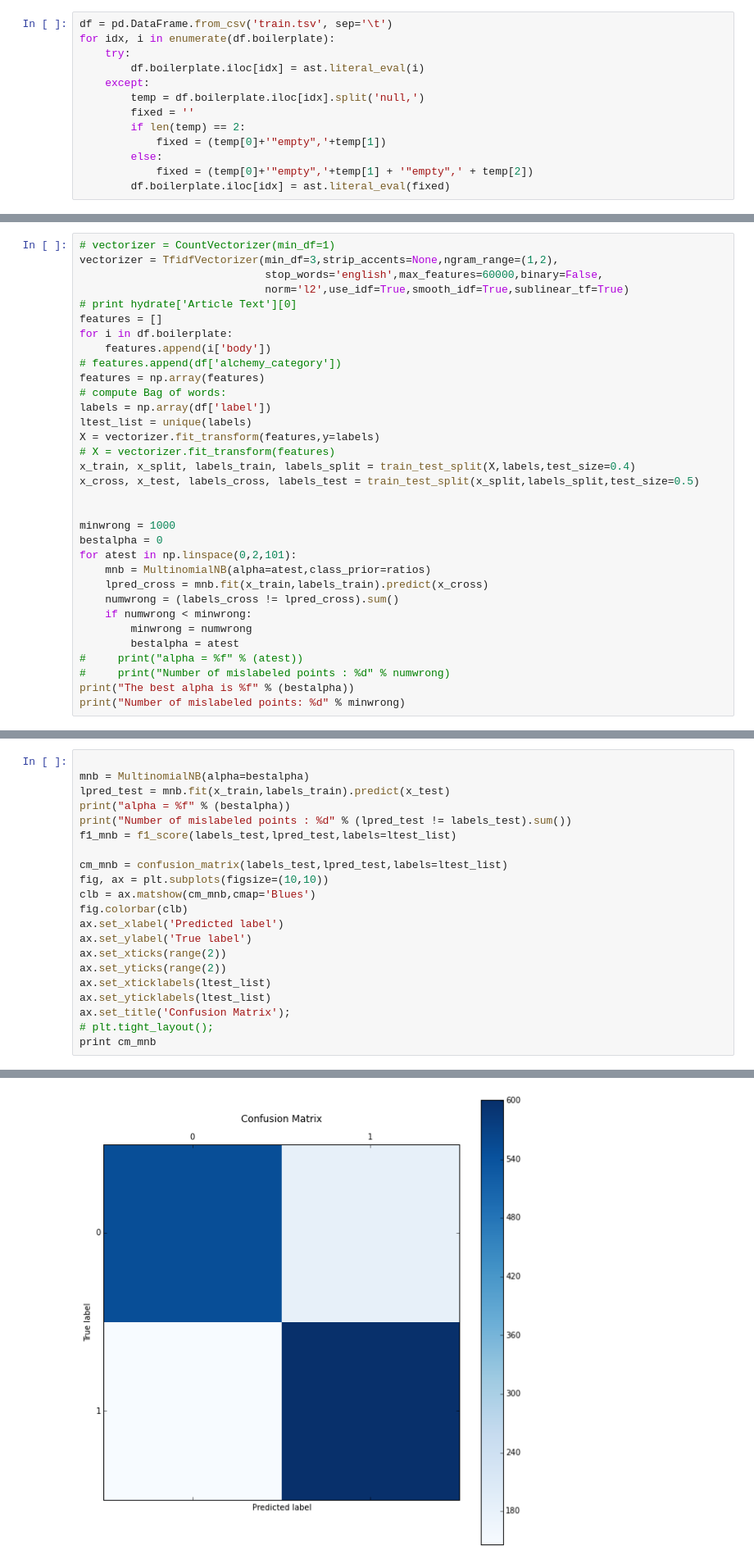
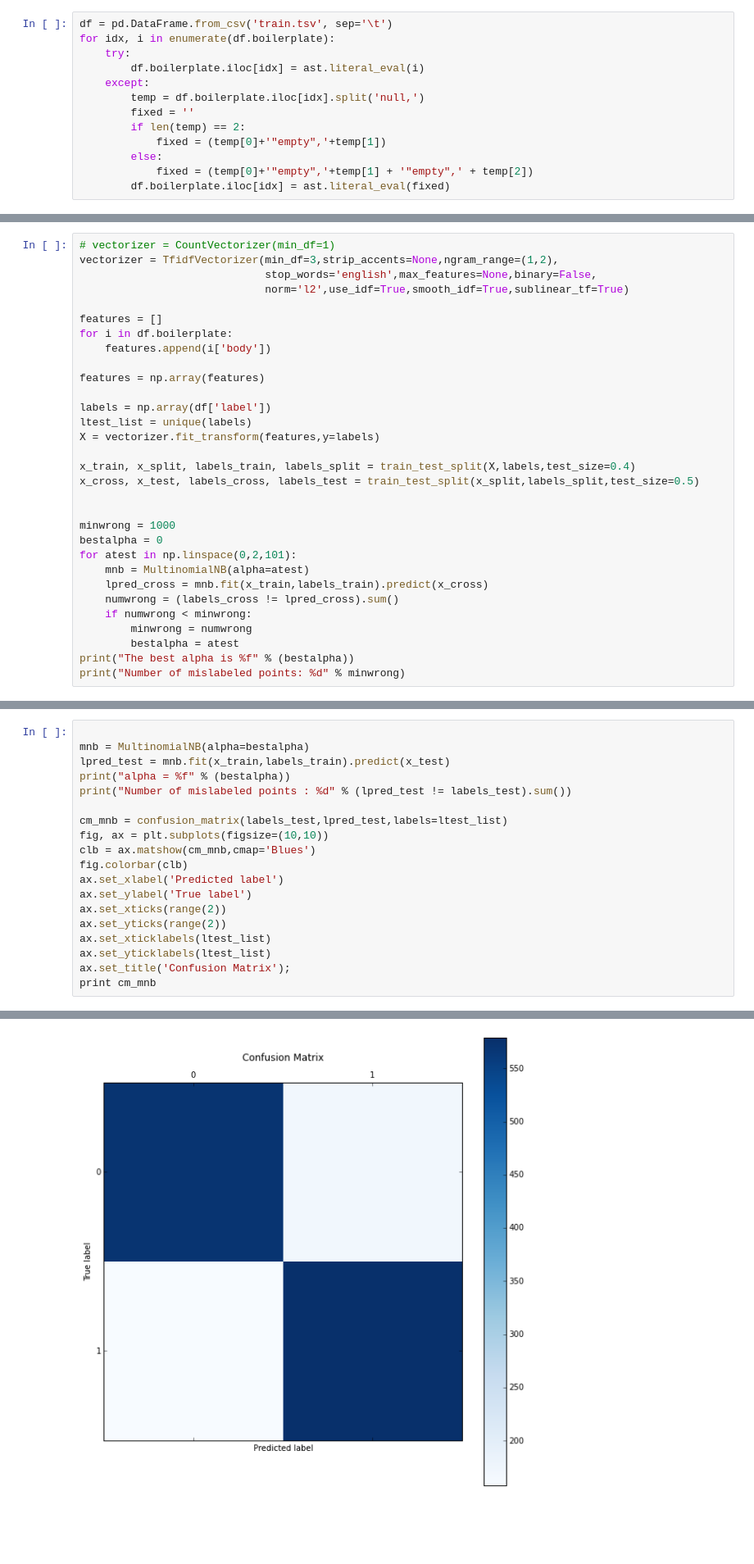
Before and after one commit to hyonschu/stumbleupon_comp, a Jupyter notebook: alex.ipynb, the cells around one changed output, grey strips where cells are left out. Shown: that part at 82% size. Drawn from its saved outputs; the diff is of its cells as text; blank space fills up the shorter version.

```diff
--- a/alex.ipynb
+++ b/alex.ipynb
@@ -56,19 +54,19 @@ print ltest_list
 # %%
 # vectorizer = CountVectorizer(min_df=1)
 vectorizer = TfidfVectorizer(min_df=3,strip_accents=None,ngram_range=(1,2),
-                             stop_words='english',max_features=60000,binary=False,
+                             stop_words='english',max_features=None,binary=False,
                              norm='l2',use_idf=True,smooth_idf=True,sublinear_tf=True)
-# print hydrate['Article Text'][0]
+
 features = []
 for i in df.boilerplate:
     features.append(i['body'])
-# features.append(df['alchemy_category'])
+
 features = np.array(features)
-# compute Bag of words:
+
 labels = np.array(df['label'])
 ltest_list = unique(labels)
 X = vectorizer.fit_transform(features,y=labels)
-# X = vectorizer.fit_transform(features)
+
 x_train, x_split, labels_train, labels_split = train_test_split(X,labels,test_size=0.4)
 x_cross, x_test, labels_cross, labels_test = train_test_split(x_split,labels_split,test_size=0.5)
 
@@ -76,14 +74,12 @@ x_cross, x_test, labels_cross, labels_test = train_test_split(x_split,labels_spl
 minwrong = 1000
 bestalpha = 0
 for atest in np.linspace(0,2,101):
-    mnb = MultinomialNB(alpha=atest,class_prior=ratios)
+    mnb = MultinomialNB(alpha=atest)
     lpred_cross = mnb.fit(x_train,labels_train).predict(x_cross)
     numwrong = (labels_cross != lpred_cross).sum()
     if numwrong < minwrong:
         minwrong = numwrong
         bestalpha = atest
-#     print("alpha = %f" % (atest))
-#     print("Number of mislabeled points : %d" % numwrong)
 print("The best alpha is %f" % (bestalpha))
 print("Number of mislabeled points: %d" % minwrong)
 # %% [output]
@@ -94,7 +91,6 @@ mnb = MultinomialNB(alpha=bestalpha)
 lpred_test = mnb.fit(x_train,labels_train).predict(x_test)
 print("alpha = %f" % (bestalpha))
 print("Number of mislabeled points : %d" % (lpred_test != labels_test).sum())
-f1_mnb = f1_score(labels_test,lpred_test,labels=ltest_list)
 
 cm_mnb = confusion_matrix(labels_test,lpred_test,labels=ltest_list)
 fig, ax = plt.subplots(figsize=(10,10))
@@ -107,6 +103,5 @@ ax.set_yticks(range(2))
 ax.set_xticklabels(ltest_list)
 ax.set_yticklabels(ltest_list)
 ax.set_title('Confusion Matrix');
-# plt.tight_layout();
 print cm_mnb
 # %% [output]
@@ -117,4 +112,4 @@ Number of mislabeled points : 329
-[figure, old version]
+[figure, new version]
 # %%
 probs_mnb = mnb.fit(x_train,labels_train).predict_proba(x_test)
 fpr_mnb = {}
```
Also changed, not shown: parts of 12 cells of this notebook.
